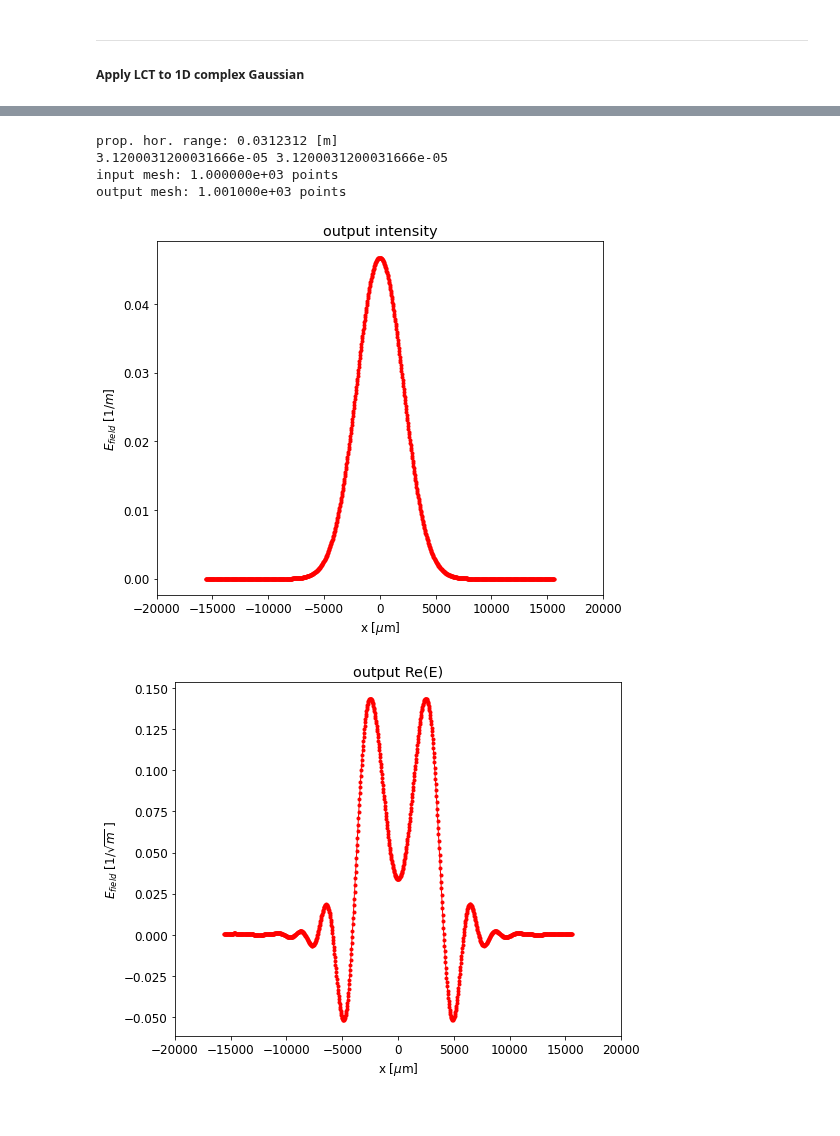
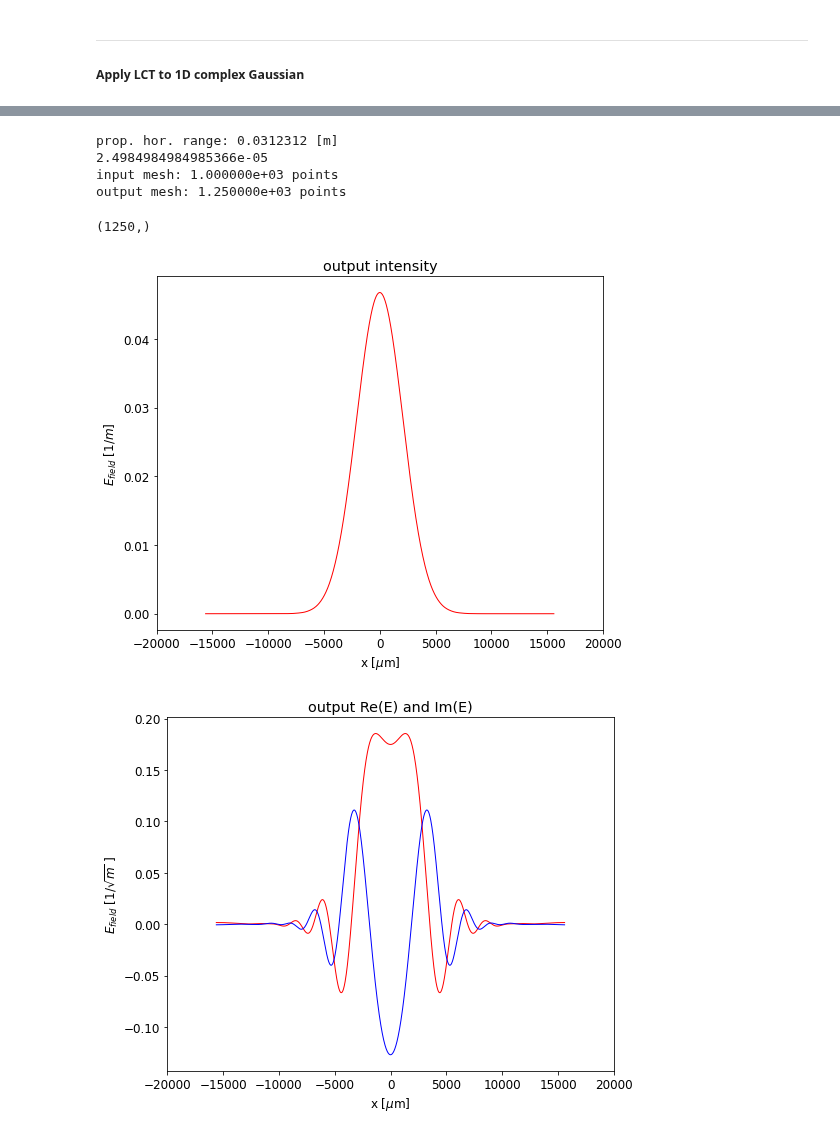
Before and after one commit to radiasoft/rslight, a Jupyter notebook: LCT/LCT_1d_units_wavelength01.ipynb, the cells around one changed output, grey strips where cells are left out. Cells and saved outputs as stored; diff of their text form; code cells hidden in the pictures.

Commit message:
included scale factor in LCT Gaussian optics notebook

```diff
--- a/LCT/LCT_1d_units_wavelength01.ipynb
+++ b/LCT/LCT_1d_units_wavelength01.ipynb
@@ -77,9 +78,15 @@ fig.show()
 ##### Apply LCT to 1D complex Gaussian
 # %%
 # define matrix for LCT transformation
+
+l_scale = 8e-3                     # scale length in LCT
+
 # lct_mat = lct.rotation_22(360 / 3 * (np.pi / 180.))
 L = 20    # drift length [m]
 # lct_mat = np.array([[ 1,  L  ],
 #                      [ 0, 1 ]])
-lct_mat = np.array([[ 1,  L*phLambda  ],
+# lct_mat = np.array([[ 1,  L*phLambda  ],
+#                     [ 0, 1 ]])
+lct_mat = np.array([[ 1,  L*phLambda/(l_scale**2)  ],
                      [ 0, 1 ]])
+print(lct_mat[0,1])
@@ -86,3 +95,6 @@ lct_mat = np.array([[ 1,  L*phLambda  ],
 # %%
-dX = xvals_gsn_init[1] - xvals_gsn_init[0]             # horizontal spacing of input signal [m]
+dx = (xvals_gsn_init[1] - xvals_gsn_init[0])             # horizontal spacing of input signal [m]
 # xv = lct_abscissae(nx_init, dX, ishift = False)      # x values array of input signal
+du = dx/l_scale
+print("dx = %4.3g" % dx)
+print("du = %4.3g" % du)
@@ -89,5 +104,5 @@ dX = xvals_gsn_init[1] - xvals_gsn_init[0]             # horizontal spacing of i
 # %%
-in_signal = dX, E_field_gsn_init     # signal format for input into apply_lct()
+in_signal = du, E_field_gsn_init     # signal format for input into apply_lct()
 # %%
 t0 = tm.time()
 out_signal = lct.apply_lct(lct_mat, in_signal)
@@ -98,5 +113,6 @@ LCT runtime: 0.00291 seconds
 # %%
-hx_out, sig_arr_out = out_signal   # extract horizontal spacing [m] and E field data respectively from output signal
+hu_out, sig_arr_out = out_signal   # extract horizontal spacing [m] and E field data respectively from output signal
+hx_out = hu_out*l_scale
 nx_out = np.size(sig_arr_out)
 ranx_out = nx_out * hx_out
 # rany_out = ny_out * hy_out
@@ -105,16 +121,20 @@ print('prop. hor. range: %g [m]' %(ranx_out))
 # dX_out = ranx_out / (nx_out - 1)       # horizontal spacing of output signal [m]
 
 
-print(hx_out, hx_out)
 xvals_out = lct.lct_abscissae(nx_out, hx_out, ishift = False)
 
+print(hx_out)
 print('input mesh: %e points' %(nx_gsn_init))
 print('output mesh: %e points' %(nx_out))
 # %% [output]
 prop. hor. range: 0.0312312 [m]
-3.1200031200031666e-05 3.1200031200031666e-05
+2.4984984984985366e-05
 input mesh: 1.000000e+03 points
-output mesh: 1.001000e+03 points
+output mesh: 1.250000e+03 points
+# %%
+np.shape(xvals_out)
+# %% [output]
+(1250,)
 # %%
 # calculate total field magnitude and intensity
 E_field_tot_out = np.abs(sig_arr_out)
@@ -123,7 +143,7 @@ int_out = np.square(E_field_tot_out)
 # plot output intensity
 fig = plt.figure(figsize=(8,6.5))
 ax = fig.gca()
-ax.plot(xvals_out*1e6, int_out,'r.-', lw = 1)
+ax.plot(xvals_out*1e6, int_out,'r-', lw = 1)
 ax.set_xlim(-2e4, 2e4)
 # ax.set_ylim(-1e4, 1e4)
 ax.set_xlabel(r'x [$\mu$m]')
@@ -131,19 +151,20 @@ ax.set_ylabel(r'$E_{field}$ [$1/m$]')
 ax.set_title(r'output intensity')
 fig.show()
 # %% [output]
-[figure, old version]
+[figure, new version]
 # %%
 # plot output Re(E)
 fig = plt.figure(figsize=(8,6.5))
 ax = fig.gca()
-ax.plot(xvals_out*1e6, np.real(sig_arr_out),'r.-', lw = 1)
+ax.plot(xvals_out*1e6, np.real(sig_arr_out),'r-', lw = 1)
+ax.plot(xvals_out*1e6, np.imag(sig_arr_out),'b-', lw = 1)
 ax.set_xlim(-2e4, 2e4)
 # ax.set_ylim(-1e4, 1e4)
 ax.set_xlabel(r'x [$\mu$m]')
 ax.set_ylabel(r'$E_{field}$ [$1/\sqrt{m}$ ]')
-ax.set_title(r'output Re(E)')
+ax.set_title(r'output Re(E) and Im(E)')
 fig.show()
 # %% [output]
-[figure, old version]
+[figure, new version]
 # %%
 # lct.resample_signal(4, out_signal, debug = False)
```
Also changed, not shown: parts of 5 cells of this notebook.
